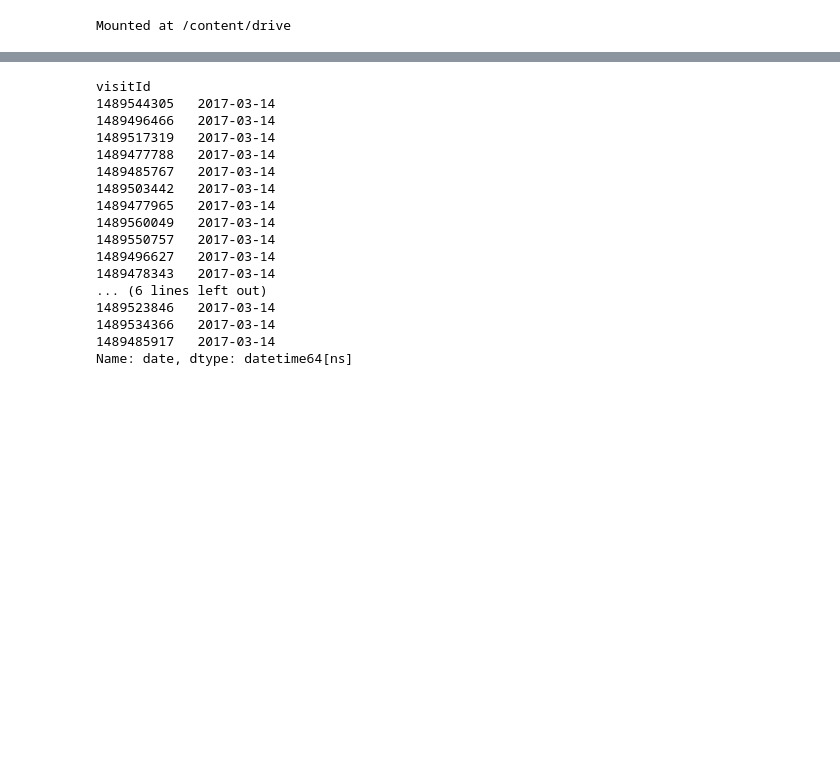
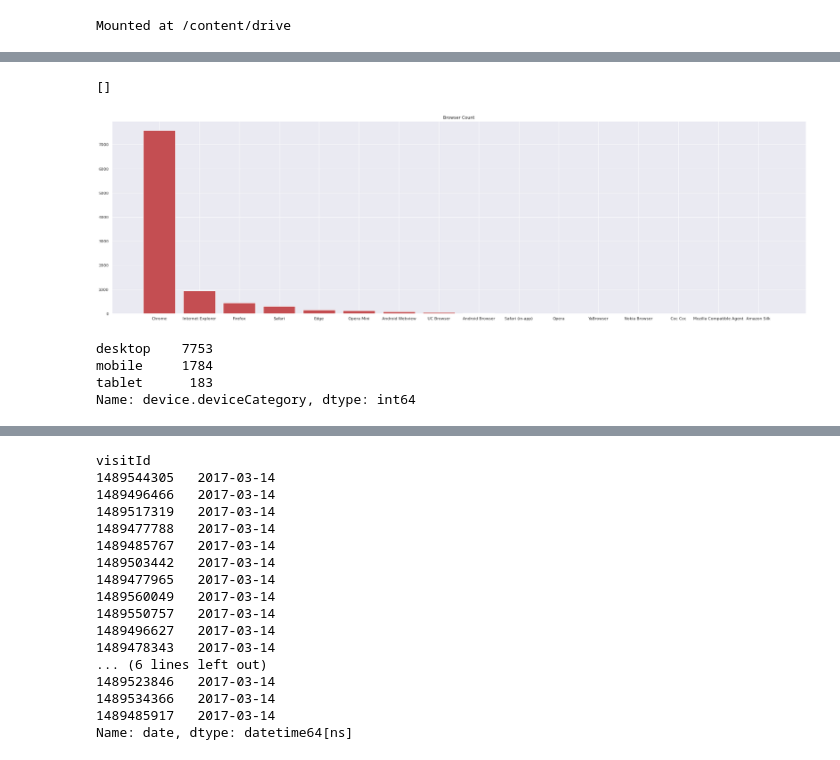
Before and after one commit to cmannnn/workhuman_data_analytic_canidate_exercise, a Jupyter notebook: workhuman_data_analytic_canidate_exercise.ipynb, the cells around one changed output, grey strips where cells are left out. Drawn from its saved outputs; the diff is of its cells as text; code cells hidden in the pictures; blank space fills up the shorter version.

```diff
--- a/workhuman_data_analytic_canidate_exercise.ipynb
+++ b/workhuman_data_analytic_canidate_exercise.ipynb
@@ -34,6 +36,7 @@ geoNetwork. (columns S-V) – these are location attributes about the user
 import pandas as pd
 import matplotlib.pyplot as plt
 import seaborn as sns
+sns.set()
 import numpy as np
 # %%
 # mounting google drive
@@ -43,5 +46,8 @@ drive.mount('/content/drive')
 Mounted at /content/drive
 # %%
 path = '/content/drive/MyDrive/Colabby Krabby Paddy/workhuman_data_analytic_canidate_exercise/da_google_analytics_sample.xlsx'
+# %%
+df = pd.read_excel(path, index_col = 'fullVisitorID')
 # %%
 cols_to_drop = ['trafficSource.campaignCode', 'hits.transaction.transactionCoupon', 'hits.eventInfo.eventValue', 'userId']
+df.drop(cols_to_drop, axis = 1, inplace = True)
@@ -76,0 +54,2 @@ ds.index.nunique()
+# %%
+df['date'] = pd.to_datetime(df['date'], format = '%Y%m%d')
@@ -76,0 +97,16 @@ ds.index.nunique()
+# %%
+# browser count
+ax, fig = plt.subplots(figsize = (35,10))
+plt.bar(df['device.browser'].unique(), df['device.browser'].value_counts(), color = 'r')
+plt.title('Browser Count')
+plt.plot()
+# %% [output]
+[]
+[figure, added]
+# %%
+df['device.deviceCategory'].value_counts()
+# %% [output]
+desktop    7753
+mobile     1784
+tablet      183
+Name: device.deviceCategory, dtype: int64
```
Also changed, not shown: parts of 20 cells of this notebook.
